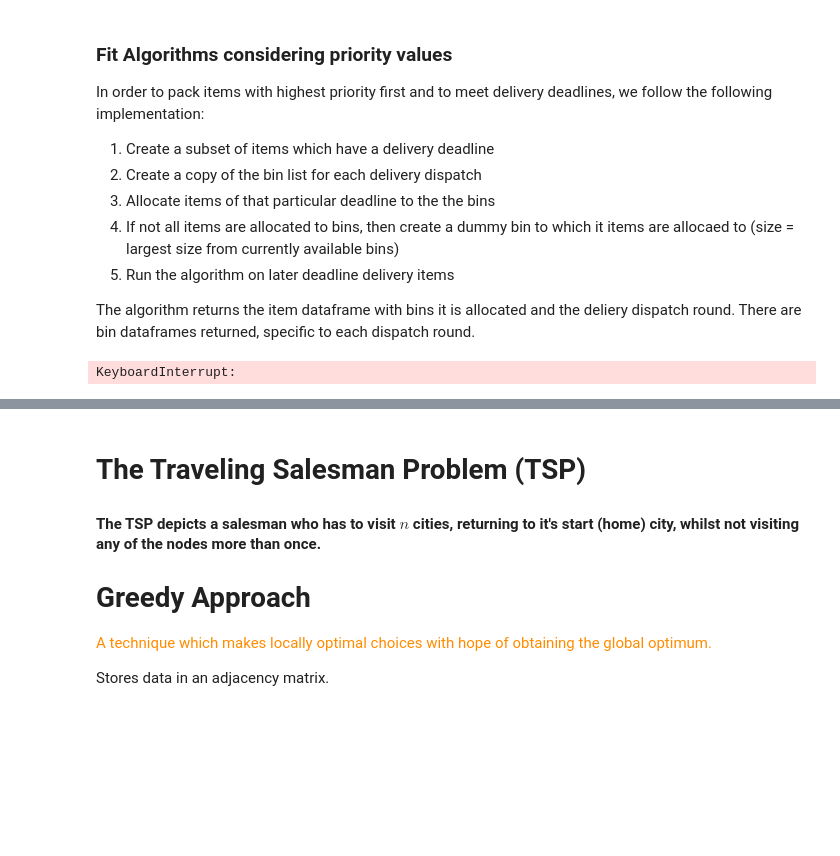
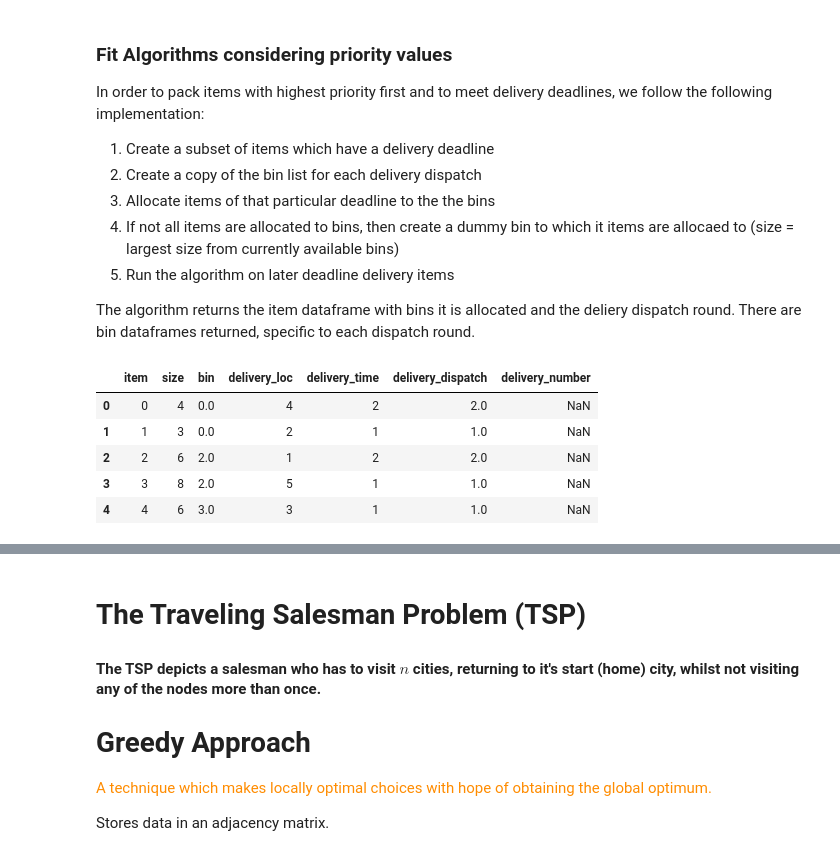
Before and after one commit to KrupaPrag/Logistics_Project, a Jupyter notebook: logistics_problem_1D.ipynb, the cells around one changed output, grey strips where cells are left out. Cells and saved outputs as stored; diff of their text form; code cells hidden in the pictures; blank space fills up the shorter version.

Commit message:
logistics problem: fix dispatch round

```diff
--- a/logistics_problem_1D.ipynb
+++ b/logistics_problem_1D.ipynb
@@ -758,5 +719,0 @@ def priority_binPacking_firstFit1D(df_items, df_bins):
-# %%
-df_items1, df_bin_dispatch1, df_bin_dispatch2 = priority_binPacking_firstFit1D(df_items, df_vehicles)
-display(df_items1)
-# %% [output]
-KeyboardInterrupt:
@@ -765,0 +720,11 @@ display(df_bin_dispatch2)
+# %%
+df_itemsA, df_bins_dispatch1, df_bins_dispatch2 = priority_binPacking(df_items, df_vehicles, first_fit)
+# %%
+df_itemsA
+# %% [output]
+|  | item | size | bin | delivery_loc | delivery_time | delivery_dispatch | delivery_number |
+| 0 | 0 | 4 | 0.0 | 4 | 2 | 2.0 | NaN |
+| 1 | 1 | 3 | 0.0 | 2 | 1 | 1.0 | NaN |
+| 2 | 2 | 6 | 2.0 | 1 | 2 | 2.0 | NaN |
+| 3 | 3 | 8 | 2.0 | 5 | 1 | 1.0 | NaN |
+| 4 | 4 | 6 | 3.0 | 3 | 1 | 1.0 | NaN |
```
Also changed, not shown: parts of 32 cells of this notebook, 3 other files.
